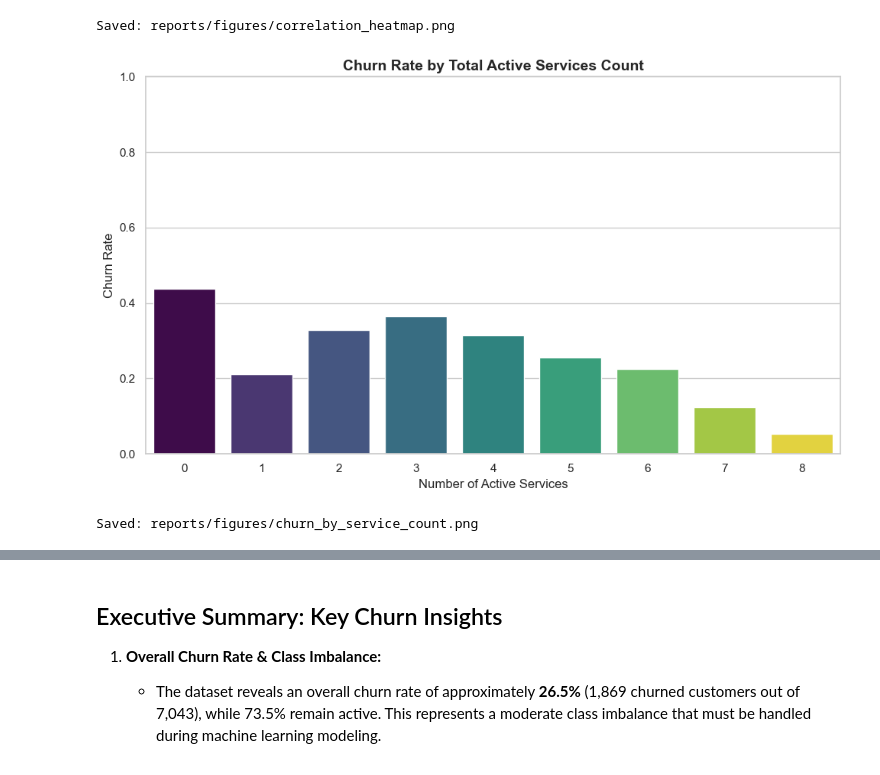
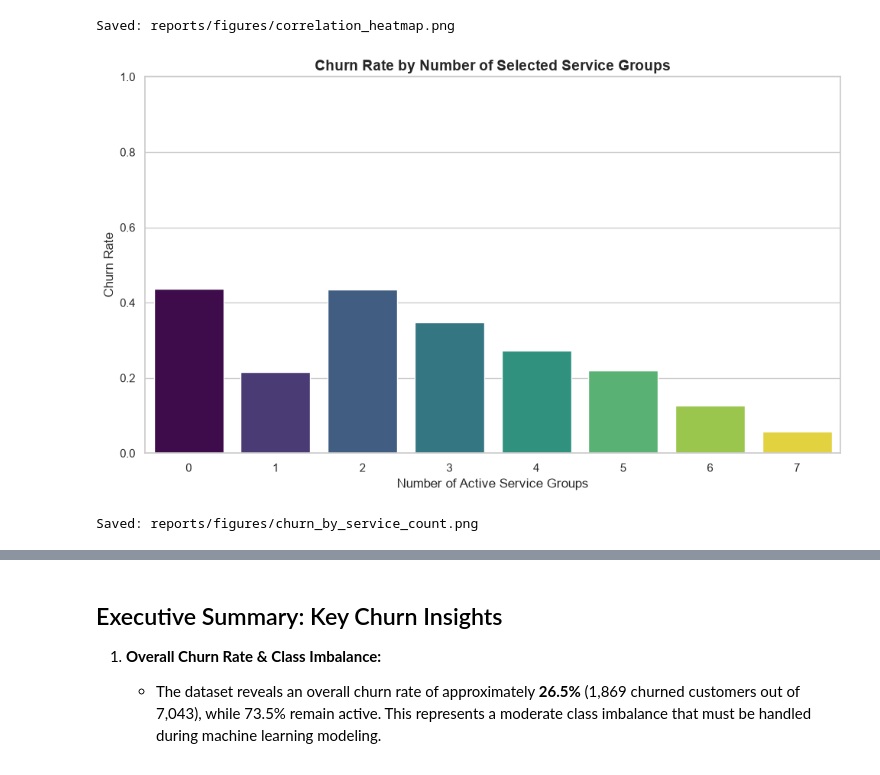
Before and after one commit to Laiba-Shahid1078/bye-bye-churn, a Jupyter notebook: bye_bye_churn.ipynb, the cells around one changed output, grey strips where cells are left out. Saved outputs shown, nothing was run; the diff lists cells and outputs as text; code cells hidden in the pictures.

```diff
--- a/bye_bye_churn.ipynb
+++ b/bye_bye_churn.ipynb
@@ -451,40 +458,42 @@ print('Saved: reports/figures/correlation_heatmap.png')
 [figure]
 Saved: reports/figures/correlation_heatmap.png
 # %%
-# Count how many add-on/phone/internet services each customer has active
+# Count selected service groups for each customer
 service_cols = [
     'OnlineSecurity',
     'OnlineBackup',
     'DeviceProtection',
     'TechSupport',
     'StreamingTV',
     'StreamingMovies',
     'PhoneService',
-    'MultipleLines',
 ]
-df['service_count'] = (df[service_cols] == 'Yes').sum(axis=1)
+
+df['num_services'] = (df[service_cols] == 'Yes').sum(axis=1)
 
 plt.figure(figsize=(10, 6))
 sns.barplot(
     data=df,
-    x='service_count',
+    x='num_services',
     y='Churn_flag',
     errorbar=None,
     palette='viridis',
-    hue='service_count',
+    hue='num_services',
     legend=False,
 )
 plt.title(
-    'Churn Rate by Total Active Services Count', fontsize=14, fontweight='bold'
+    'Churn Rate by Number of Selected Service Groups',
+    fontsize=14,
+    fontweight='bold',
 )
-plt.xlabel('Number of Active Services', fontsize=12)
+plt.xlabel('Number of Active Service Groups', fontsize=12)
 plt.ylabel('Churn Rate', fontsize=12)
 plt.ylim(0, 1)
 
 plt.tight_layout()
 plt.savefig('reports/figures/churn_by_service_count.png', dpi=300)
 plt.show()
 print('Saved: reports/figures/churn_by_service_count.png')
 # %% [output]
-[figure, old version]
+[figure, new version]
 Saved: reports/figures/churn_by_service_count.png
```
Also changed, not shown: parts of 8 cells of this notebook.
